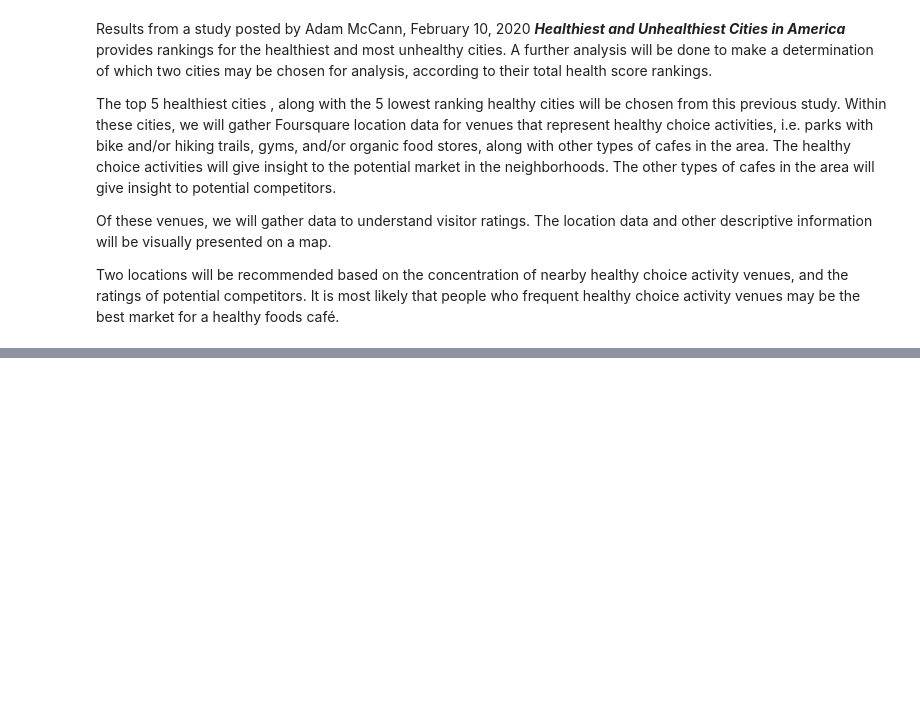
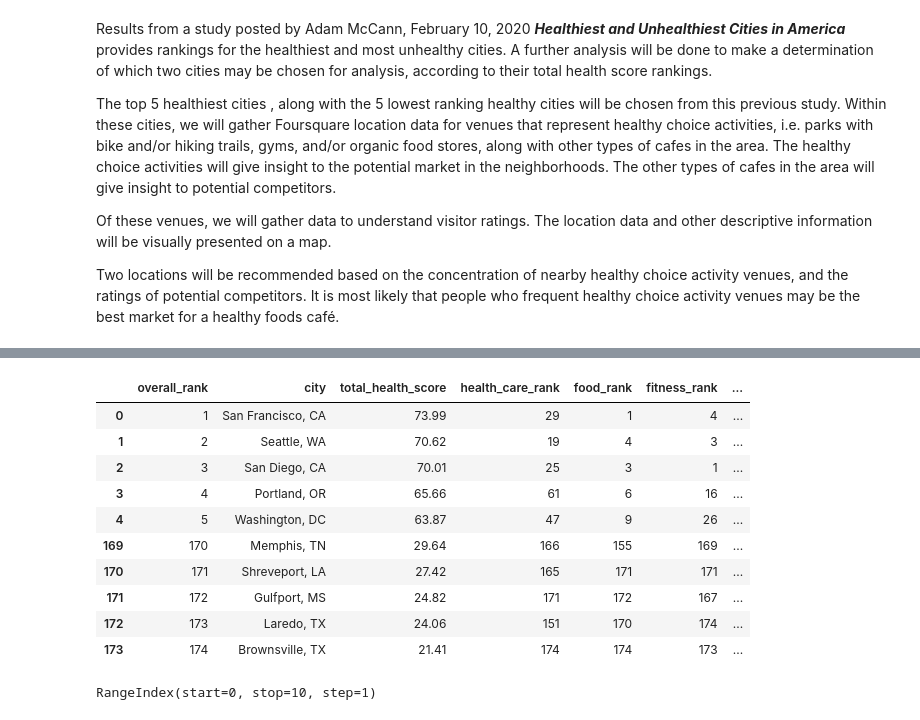
Before and after one commit to tkrowisz6/Coursera_Capstone, a Jupyter notebook: TYK_BattleOfNeighborhoods1.ipynb, the cells around one changed output, grey strips where cells are left out. Saved outputs shown, nothing was run; the diff lists cells and outputs as text; code cells hidden in the pictures; blank space fills up the shorter version.

```diff
--- a/TYK_BattleOfNeighborhoods1.ipynb
+++ b/TYK_BattleOfNeighborhoods1.ipynb
@@ -20,0 +66,6 @@ Two locations will be recommended based on the concentration of nearby healthy c
+# %%
+# take the top 5 and the bottom 5
+df_healthy_cities.sort_values(by = 'total_health_score', ascending =True)
+
+top5 = df_healthy_cities.head(5)
+top5.head()
@@ -20,0 +79,3 @@ Two locations will be recommended based on the concentration of nearby healthy c
+# %%
+bottom5 = df_healthy_cities.tail(5)
+bottom5.head()
@@ -20,0 +89,21 @@ Two locations will be recommended based on the concentration of nearby healthy c
+# %%
+city_scores = top5.append(bottom5)
+city_scores
+# %% [output]
+|  | overall_rank | city | total_health_score | health_care_rank | food_rank | fitness_rank | ... |
+| 0 | 1 | San Francisco, CA | 73.99 | 29 | 1 | 4 | ... |
+| 1 | 2 | Seattle, WA | 70.62 | 19 | 4 | 3 | ... |
+| 2 | 3 | San Diego, CA | 70.01 | 25 | 3 | 1 | ... |
+| 3 | 4 | Portland, OR | 65.66 | 61 | 6 | 16 | ... |
+| 4 | 5 | Washington, DC | 63.87 | 47 | 9 | 26 | ... |
+| 169 | 170 | Memphis, TN | 29.64 | 166 | 155 | 169 | ... |
+| 170 | 171 | Shreveport, LA | 27.42 | 165 | 171 | 171 | ... |
+| 171 | 172 | Gulfport, MS | 24.82 | 171 | 172 | 167 | ... |
+| 172 | 173 | Laredo, TX | 24.06 | 151 | 170 | 174 | ... |
+| 173 | 174 | Brownsville, TX | 21.41 | 174 | 174 | 173 | ... |
+# %%
+#reset index to begin at zero again, instead of 1, due to dropping the first row
+city_scores.reset_index(drop=True,inplace=True)
+city_scores.index
+# %% [output]
+RangeIndex(start=0, stop=10, step=1)
```
Also changed, not shown: parts of 17 cells of this notebook.
